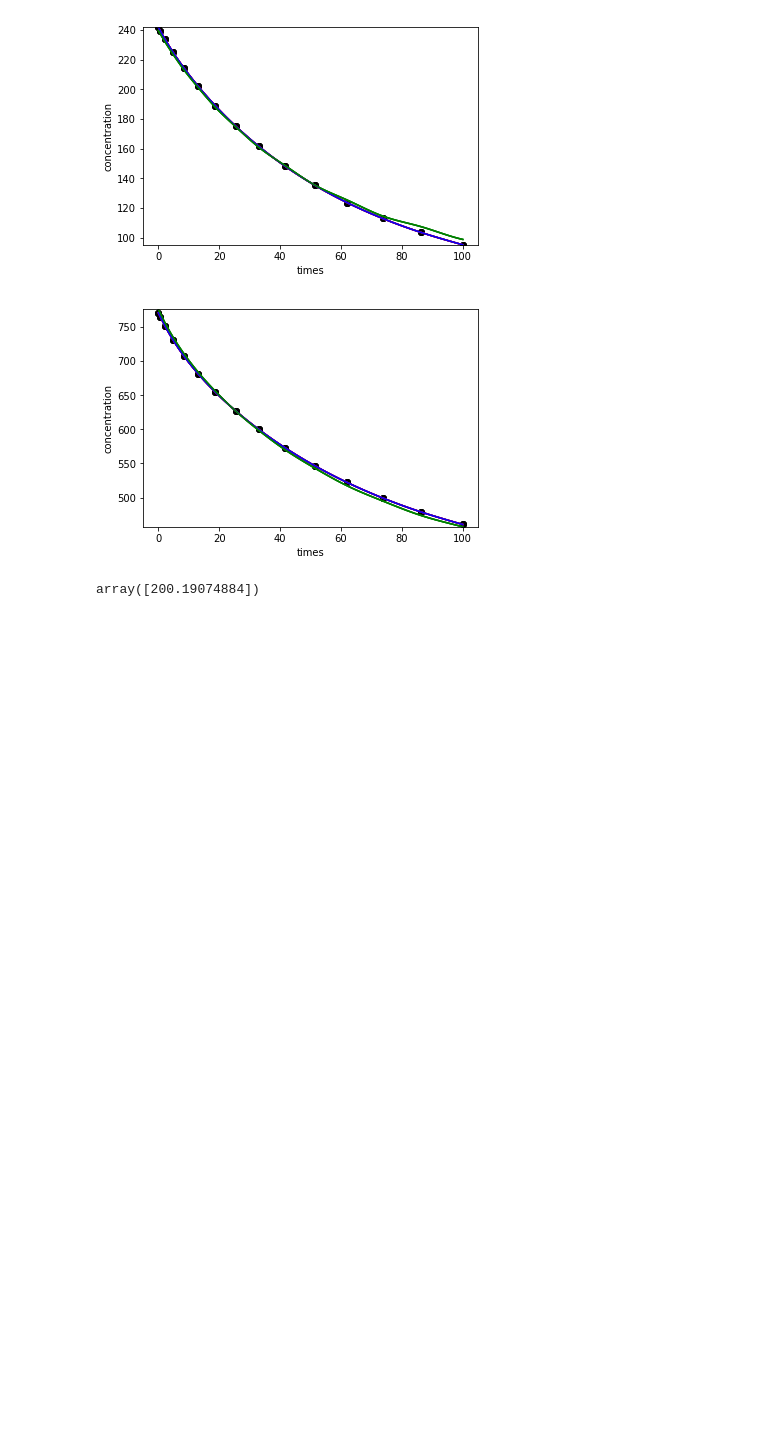
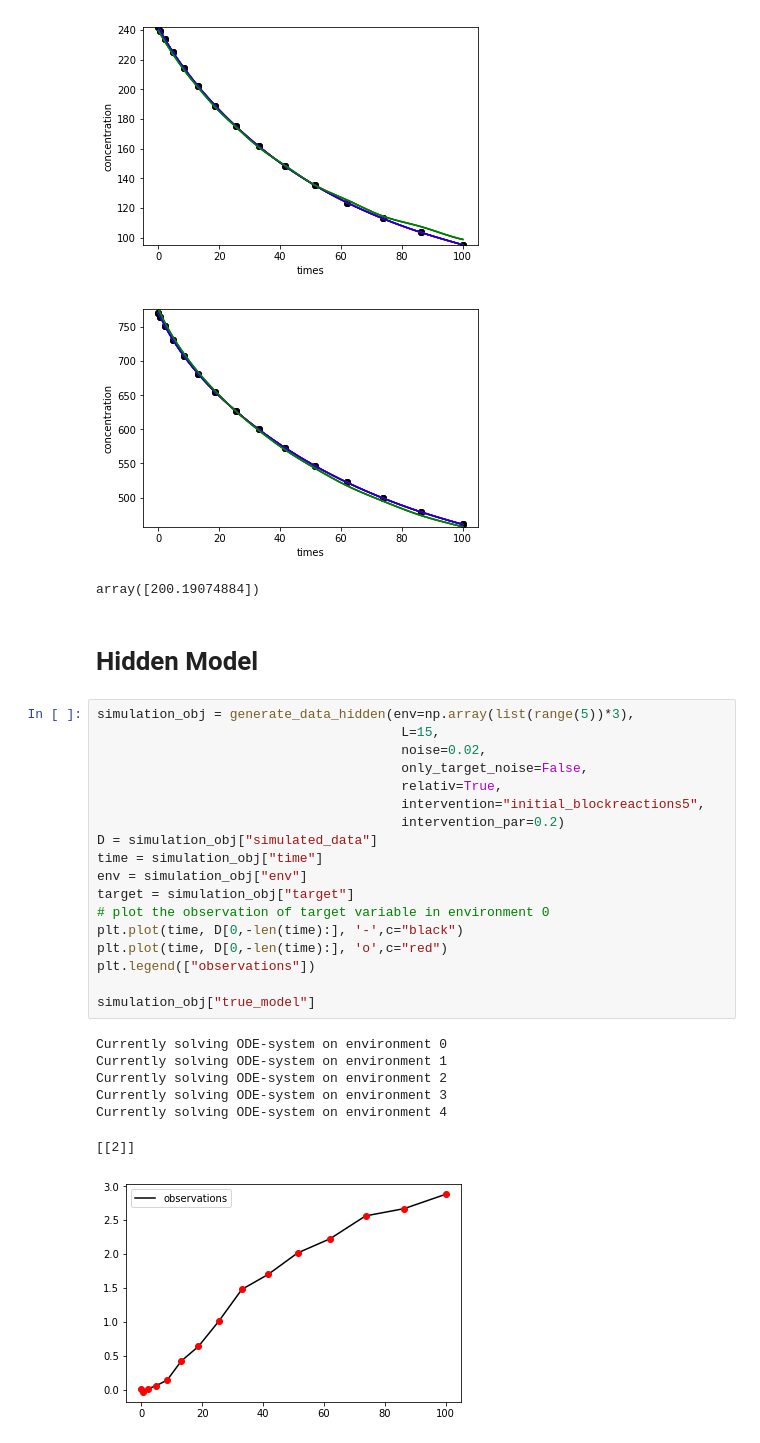
Before and after one commit to NiklasPfister/CausalKinetiX-python, a Jupyter notebook: dev/examples.ipynb, the cells around one changed output. Drawn from its saved outputs; the diff is of its cells as text; blank space fills up the shorter version.

```diff
--- a/dev/examples.ipynb
+++ b/dev/examples.ipynb
@@ -184,3 +152,31 @@ CausalKinetiX_modelranking(D, time, env, target,
 [figure]
 [figure]
 array([200.19074884])
+# %% [markdown]
+# Hidden Model
+# %%
+simulation_obj = generate_data_hidden(env=np.array(list(range(5))*3),
+                                       L=15,
+                                       noise=0.02,
+                                       only_target_noise=False,
+                                       relativ=True,
+                                       intervention="initial_blockreactions5",
+                                       intervention_par=0.2)
+D = simulation_obj["simulated_data"]
+time = simulation_obj["time"]
+env = simulation_obj["env"]
+target = simulation_obj["target"]
+# plot the observation of target variable in environment 0
+plt.plot(time, D[0,-len(time):], '-',c="black")
+plt.plot(time, D[0,-len(time):], 'o',c="red")
+plt.legend(["observations"])
+
+simulation_obj["true_model"]
+# %% [output]
+Currently solving ODE-system on environment 0
+Currently solving ODE-system on environment 1
+Currently solving ODE-system on environment 2
+Currently solving ODE-system on environment 3
+Currently solving ODE-system on environment 4
+[[2]]
+[figure, added]
```
Also changed, not shown: parts of 6 cells of this notebook, 3 other files.
